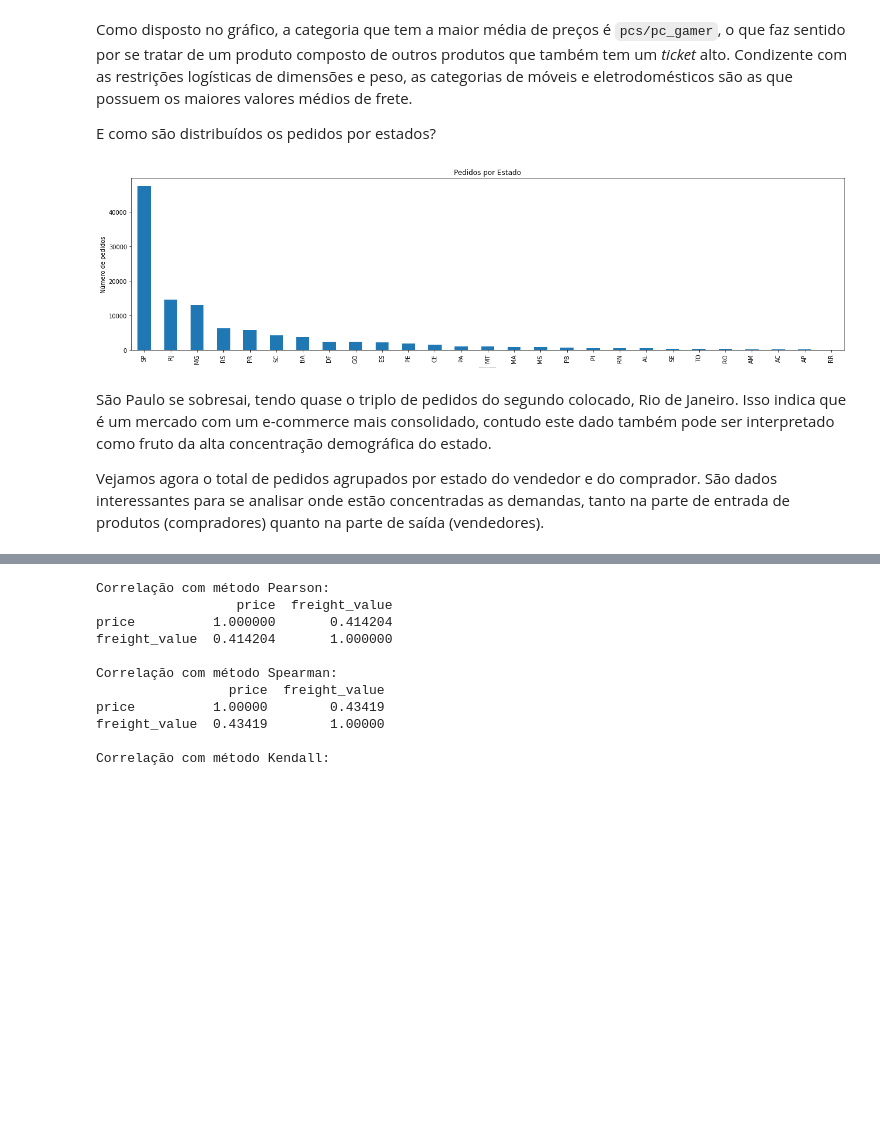
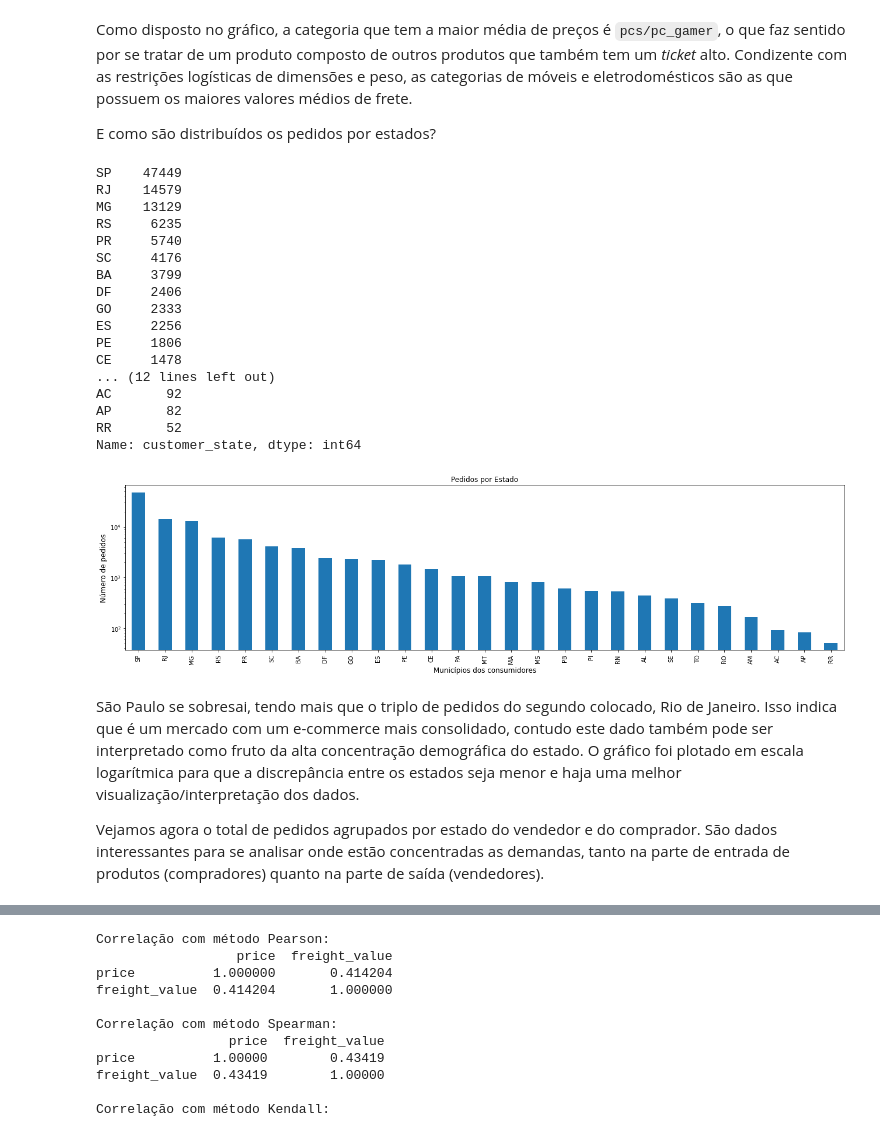
Before and after one commit to eugeniothiago/analise_dados, a Jupyter notebook: notebookEcommerceBR_2016_2018.ipynb, the cells around one changed output, grey strips where cells are left out. Drawn from its saved outputs; the diff is of its cells as text; code cells hidden in the pictures; blank space fills up the shorter version.

Commit message:
Melhorias de visualização dos dados e código.

```diff
--- a/notebookEcommerceBR_2016_2018.ipynb
+++ b/notebookEcommerceBR_2016_2018.ipynb
@@ -190,23 +217,43 @@ E como são distribuídos os pedidos por estados?
 # %%
 # definindo variável que armazenará os valores acumulados por Estado
 
 graph3 = orders.customer_state.value_counts()
+print(graph3,'\n')
 
 #plotando o gráfico
 fig,ax= plt.subplots(figsize=(18,5))
 graph3.plot(kind='bar', ax=ax)
 ax.set_title('Pedidos por Estado')
 ax.set_xlabel('Municípios dos consumidores')
-ax.xaxis.label.set_fontsize(2)
+ax.xaxis.label.set_fontsize(12)
+ax.yaxis.label.set_fontsize(12)
+ax.set_yscale('log')
 ax.set_ylabel('Número de pedidos')
 ax.set_facecolor('xkcd:white')
 fig.set_facecolor('xkcd:white')
 
 plt.tight_layout()
 # %% [output]
+SP    47449
+RJ    14579
+MG    13129
+RS     6235
+PR     5740
+SC     4176
+BA     3799
+DF     2406
+GO     2333
+ES     2256
+PE     1806
+CE     1478
+... (12 lines left out)
+AC       92
+AP       82
+RR       52
+Name: customer_state, dtype: int64
-[figure, old version]
+[figure, new version]
 # %% [markdown]
-São Paulo se sobresai, tendo quase o triplo de pedidos do segundo colocado, Rio de Janeiro. Isso indica que é um mercado com um e-commerce mais consolidado, contudo este dado também pode ser interpretado como fruto da alta concentração demográfica do estado.
+São Paulo se sobresai, tendo mais que o triplo de pedidos do segundo colocado, Rio de Janeiro. Isso indica que é um mercado com um e-commerce mais consolidado, contudo este dado também pode ser interpretado como fruto da alta concentração demográfica do estado. O gráfico foi plotado em escala logarítmica para que a discrepância entre os estados seja menor e haja uma melhor visualização/interpretação dos dados.
 
 Vejamos agora o total de pedidos agrupados por estado do vendedor e do comprador. São dados interessantes para se analisar onde estão concentradas as demandas, tanto na parte de entrada de produtos (compradores) quanto na parte de saída (vendedores).
 # %%
```
Also changed, not shown: parts of 7 cells of this notebook.
